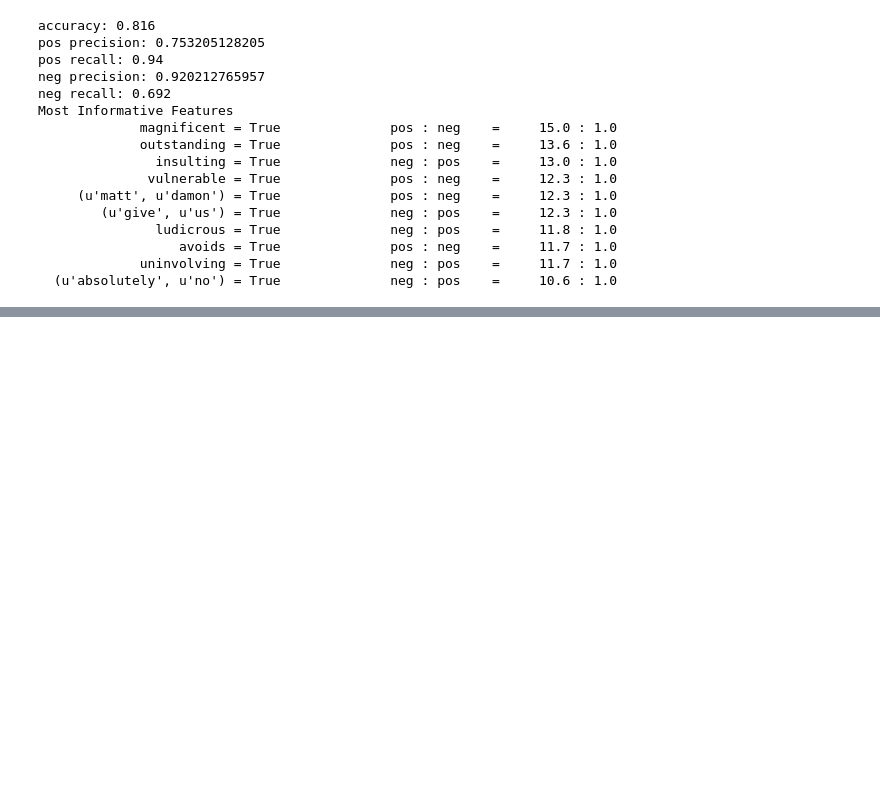
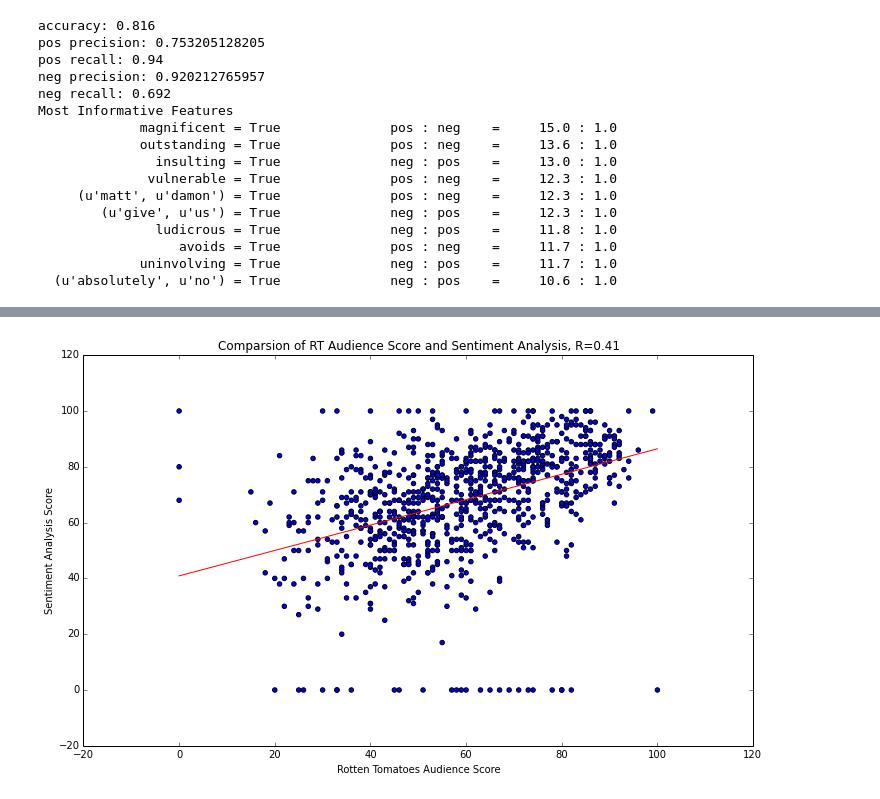
Before and after one commit to akhilketkar/cs209-project, a Jupyter notebook: Process_Book.ipynb, the cells around one changed output, grey strips where cells are left out. Cells and saved outputs as stored; diff of their text form; code cells hidden in the pictures; blank space fills up the shorter version.

Commit message:
Senitment scores add to regression models

```diff
--- a/Process_Book.ipynb
+++ b/Process_Book.ipynb
@@ -694,0 +618,10 @@ Bigram classifier correctly predicts 61.0 of critic reviews
+# %%
+def compare_results(row):
+    try:
+        if row.Freshness == row.Sentiment: compare = True
+        else: compare = False
+        return compare
+
+    except Exception, e:
+        print 'Failed in compare_results function'
+        print str(e)
@@ -694,0 +655,2 @@ Bigram classifier correctly predicts 61.0 of critic reviews
+# %%
+naive_movie_scores, classifier_scores = rate_movies(overall_names, 'naive')
@@ -694,0 +675,5 @@ Bigram classifier correctly predicts 61.0 of critic reviews
+# %%
+overall_movieDF['Classifier_Score'] = classifier_scores
+overall_movieDF['Sentiment_Score'] = naive_movie_scores
+print 'Completed sentiment analysis for', len(overall_movieDF), 'movies'
+overall_movieDF.head()
@@ -694,0 +688,9 @@ Bigram classifier correctly predicts 61.0 of critic reviews
+# %%
+# Replace NANs in the data, due to lack of movie reviews
+sentiment_nan = np.isnan(overall_movieDF.Sentiment_Score)
+critic_nan = np.isnan(overall_movieDF.CriticsScore)
+audience_nan = np.isnan(overall_movieDF.AudScore)
+
+overall_movieDF.Sentiment_Score[sentiment_nan] = 0
+overall_movieDF.CriticsScore[critic_nan] = 0
+overall_movieDF.AudScore[audience_nan] = 0
@@ -694,0 +699,14 @@ Bigram classifier correctly predicts 61.0 of critic reviews
+# %%
+plt.figure(figsize=(12, 7))
+plt.scatter(overall_movieDF.AudScore, overall_movieDF.Sentiment_Score)
+plt.xlabel('Rotten Tomatoes Audience Score')
+plt.ylabel('Sentiment Analysis Score')
+plt.title('Comparsion of RT Audience Score and Sentiment Analysis,' + ' R=' +
+          str(round(np.corrcoef(overall_movieDF.AudScore, overall_movieDF.Sentiment_Score)[0][1],2)))
+
+m, b = np.polyfit(overall_movieDF.AudScore, overall_movieDF.Sentiment_Score, 1)
+x = np.linspace(overall_movieDF.AudScore.min(), overall_movieDF.AudScore.max(), 1000)
+plt.plot(x, m*x +b, 'r-')
+plt.show()
+# %% [output]
+[figure, added]
```
Also changed, not shown: parts of 73 cells of this notebook.
